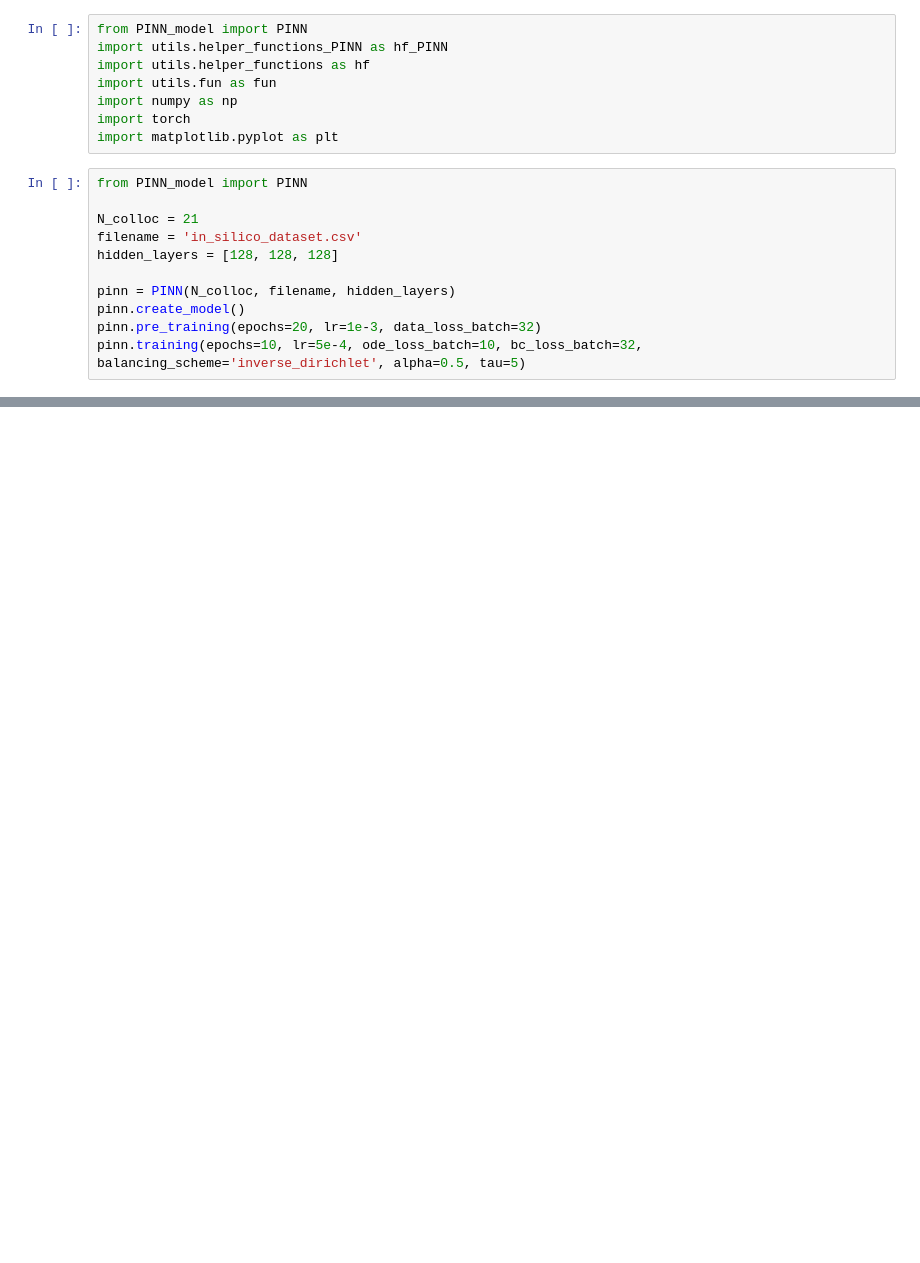
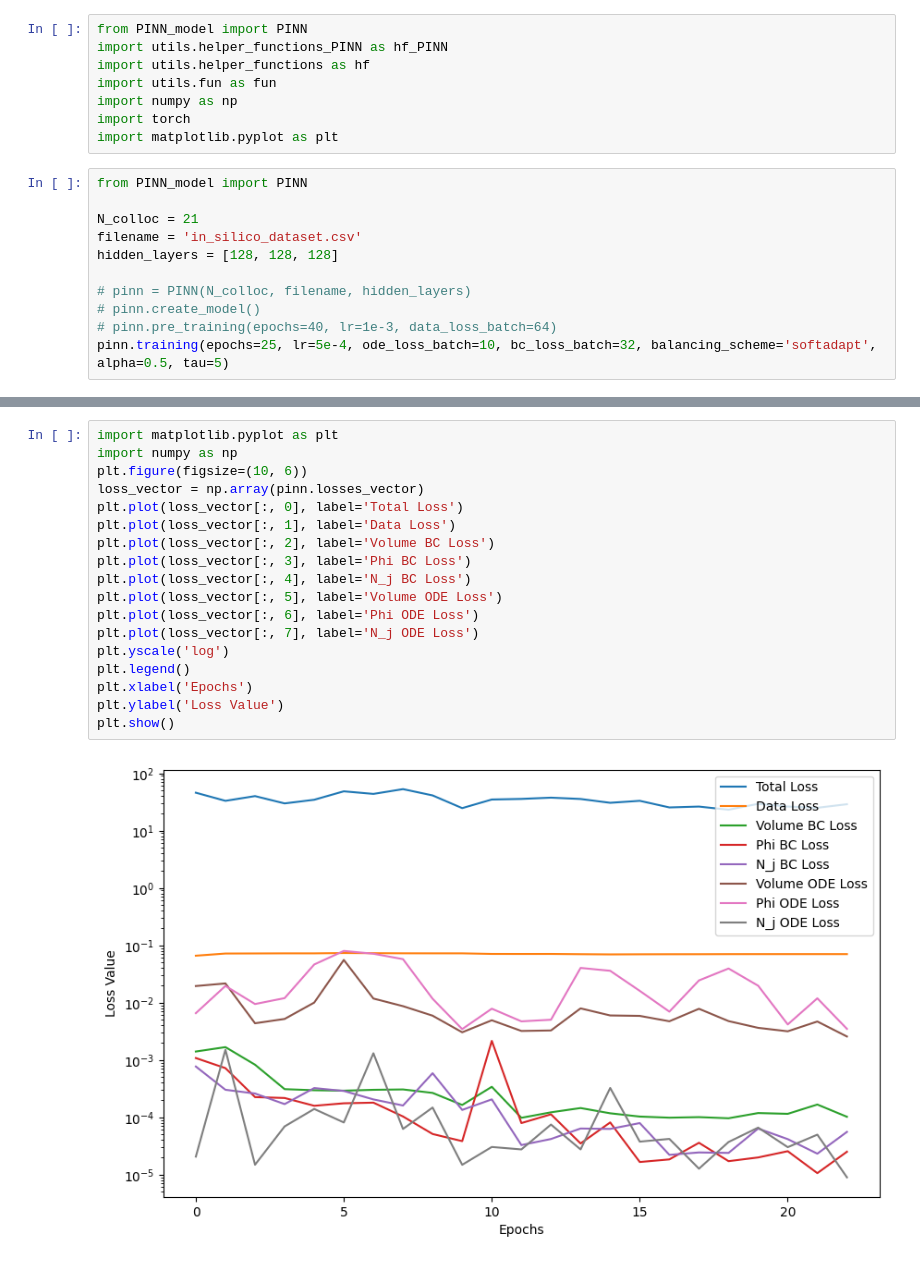
Before and after one commit to iagr98/MA-DNN, a Jupyter notebook: PINN_run.ipynb, the cells around one changed output, grey strips where cells are left out. Saved outputs shown, nothing was run; the diff lists cells and outputs as text; blank space fills up the shorter version.

```diff
--- a/PINN_run.ipynb
+++ b/PINN_run.ipynb
@@ -13,8 +13,8 @@ N_colloc = 21
 filename = 'in_silico_dataset.csv'
 hidden_layers = [128, 128, 128]
 
-pinn = PINN(N_colloc, filename, hidden_layers)
-pinn.create_model()
-pinn.pre_training(epochs=20, lr=1e-3, data_loss_batch=32)
-pinn.training(epochs=10, lr=5e-4, ode_loss_batch=10, bc_loss_batch=32, balancing_scheme='inverse_dirichlet', alpha=0.5, tau=5)
+# pinn = PINN(N_colloc, filename, hidden_layers)
+# pinn.create_model()
+# pinn.pre_training(epochs=40, lr=1e-3, data_loss_batch=64)
+pinn.training(epochs=25, lr=5e-4, ode_loss_batch=10, bc_loss_batch=32, balancing_scheme='softadapt', alpha=0.5, tau=5)
 # %% [output]
@@ -38,0 +38,20 @@ KeyboardInterrupt:
+# %%
+import matplotlib.pyplot as plt
+import numpy as np
+plt.figure(figsize=(10, 6))
+loss_vector = np.array(pinn.losses_vector)
+plt.plot(loss_vector[:, 0], label='Total Loss')
+plt.plot(loss_vector[:, 1], label='Data Loss')
+plt.plot(loss_vector[:, 2], label='Volume BC Loss')
+plt.plot(loss_vector[:, 3], label='Phi BC Loss')
+plt.plot(loss_vector[:, 4], label='N_j BC Loss')
+plt.plot(loss_vector[:, 5], label='Volume ODE Loss')
+plt.plot(loss_vector[:, 6], label='Phi ODE Loss')
+plt.plot(loss_vector[:, 7], label='N_j ODE Loss')
+plt.yscale('log')
+plt.legend()
+plt.xlabel('Epochs')
+plt.ylabel('Loss Value')
+plt.show()
+# %% [output]
+[figure, added]
```
Also changed, not shown: parts of 6 cells of this notebook, 2 other files.
